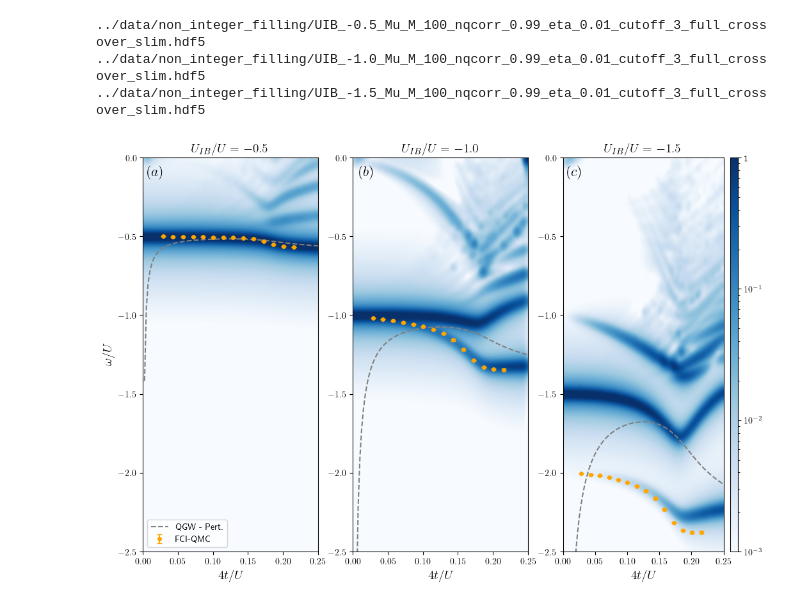
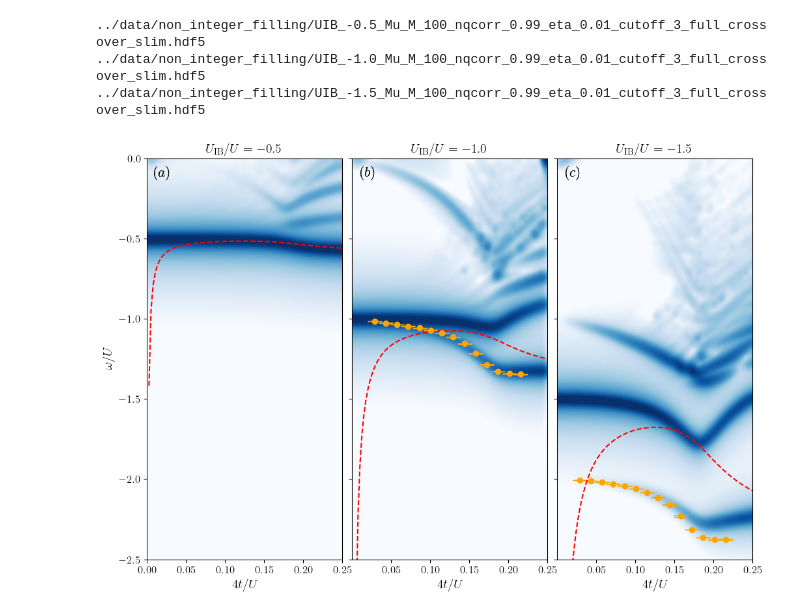
Before and after one commit to ragheedalhyder/BoseHubbard, a Jupyter notebook: src/Spectral_Density_vs_dJU_fixed_density_SCT_nonInteger.ipynb, the cells around one changed output. Drawn from its saved outputs; the diff is of its cells as text; code cells hidden in the pictures.

```diff
--- a/src/Spectral_Density_vs_dJU_fixed_density_SCT_nonInteger.ipynb
+++ b/src/Spectral_Density_vs_dJU_fixed_density_SCT_nonInteger.ipynb
@@ -877,13 +1071,14 @@ MC_to_QGW = 0.1292 / ( 4 * 0.045) # qgw / MC
 t_Matija_MC= np.array([0.01,0.015,0.02,0.025,0.03,0.035,0.04,0.045,0.05,0.055,0.06,0.065,0.07,0.075])
 #energies
 
-Ep_Matija_UIB_m0p5 = np.array([-0.5005101622,-0.5011031536,-0.5019059981,-0.5028779997,-0.5040446895,-0.5053021229,-0.5067590036,-0.5083781865,-0.5104402917,-0.5164005131,-0.5317570535,-0.5511854567,-0.562564214,-0.5680343593])
-Ep_Matija_UIB_m1p0 = np.array([-1.017345291,-1.026549991,-1.035636545,-1.046563127,-1.058126019,-1.072136958,-1.090599545,-1.1170411,-1.157332996,-1.217675254,-1.286872403,-1.329275248,-1.342824562,-1.346340987])
-Ep_Matija_UIB_m1p5 = np.array([-2.005046061,-2.010877559,-2.0188552,-2.029554248,-2.04333265,-2.060918635,-2.084478325,-2.116223715,-2.163363013,-2.233592827,-2.315400502,-2.363951663,-2.378549341,-2.378937433])
+Ep_Matija_UIB_m1p5= np.array([-2.005050723632254, -2.0108809901884954, -2.018810693940047, -2.0293605831181916, -2.0430224590623673, -2.0605610805068117, -2.083479216394353, -2.114512432060115, -2.1612325387061886, -2.2317659578487827, -2.3143705131489356, -2.3632241164105294, -2.376716298494292, -2.3764354596918027])
+Ep_Matija_UIB_m1p0 = np.array([-1.0173955050132268, -1.0266931223532272, -1.0362199353983943, -1.0468340235202305, -1.0582427595879502, -1.071882853495497, -1.0895574269571138, -1.1154379306946554, -1.1551084829553062, -1.2157211789833666, -1.2864960288410388, -1.329687074230432, -1.3420089247354257, -1.3452710733877855])
+Ep_Matija_UIB_m0p5 = np.array([-0.5005020413820926, -0.5011331466394003, -0.5019494240332274, -0.5029287346363713, -0.5041947930084755, -0.5056389933332792, -0.5071862164659413, -0.508799940903774, -0.5105590478072031, -0.5159499203782498, -0.5312679038700133, -0.5514518336329484, -0.5620778247634112, -0.567813407802312])
+
 #error bars
-Ep_Error_UIB_m1p5 = np.array([0.0002538392296,0.0003353137729,0.000288825283,0.0002573811918,0.0005067805106,0.0007948796509,0.001792606071,0.004244092211,0.007089050072,0.007603642652,0.002495617669,0.002660506845,0.006036178469,0.008733482878])
-Ep_Error_UIB_m1p0 = np.array([0.0006097454727,0.001070603418,0.001755243756,0.001818520564,0.002319438696,0.001956422859,0.0004183186896,0.002343735575,0.005684065265,0.005855149478,0.000393835455,0.0001088368206,0.003753130631,0.005289380022])
-Ep_Error_UIB_m0p5 = np.array([5.26E-06,4.17E-05,8.45E-05,0.0001569480054,0.0003008712359,0.0005406478398,0.0008602355436,0.001189879433,0.0007998321263,0.0004891497351,0.0009730377156,0.0002539785821,0.0006714935397,0.00131688987])
+Ep_Error_UIB_m1p5 = np.array([0.0002107519134027, 0.0002750449921383, 0.0002017096563695, 0.0002228630211733, 7.550187175579104e-05, 0.0002478337910579, 0.0006025158274252, 0.0016625698888594, 0.0033558343901018, 0.0046542553064711, 0.0012476101215255, 0.001542322644204, 0.0035766090629004, 0.0041249878526227])
+Ep_Error_UIB_m1p0 = np.array([0.0003822670703627, 0.0007274515072849, 0.0009548699926138, 0.0013080750052027, 0.0013539193449065, 0.0013139528489159, 0.0009810211198714, 0.0002663269305645, 0.0019103850313643, 0.0025786279253415, 0.0003491016427797, 0.0003465767805768, 0.0022127499806375, 0.0022618128224173])
+Ep_Error_UIB_m0p5 = np.array([8.006886685879963e-06, 1.150543571563626e-05, 1.6045712226473504e-05, 7.735832504027116e-05, 5.7621164729662104e-05, 0.0001197017765947, 0.0002342575988586, 0.0004024264445344, 0.0004512251574088, 0.0002421209285365, 0.0001347164112716, 0.0001815687987337, 0.0003273543778433, 0.0006233640471457])
 
 #conversion
 t_Matija_QGW = MC_to_QGW * t_Matija_MC
@@ -945,7 +1140,7 @@ def custom_formatter(x, pos):
 
 
 colorqmc = 'orange'
-markerqmc = 'o'
+markerqmc = '.'
 import matplotlib.pyplot as plt
 from matplotlib import colors
 from matplotlib.ticker import FuncFormatter
@@ -997,27 +1192,27 @@ ax3.set_ylim(en_vector[0], en_vector[-1])
 ax3.set_xlabel(r'$4t/U$', fontsize=14)
 # ax3.set_ylabel(r'$\omega/U$', fontsize=14)
 
-ax1.set_title(r'$U_{IB}/U = -0.5$', fontsize=14)
-ax2.set_title(r'$U_{IB}/U = -1.0$', fontsize=14)
-ax3.set_title(r'$U_{IB}/U = -1.5$', fontsize=14)
+ax1.set_title(r'$U_{\mathrm{IB}}/U = -0.5$', fontsize=14)
+ax2.set_title(r'$U_{\mathrm{IB}}/U = -1.0$', fontsize=14)
+ax3.set_title(r'$U_{\mathrm{IB}}/U = -1.5$', fontsize=14)
 
 im1.set_clim(1e-3, 1e0)
 im2.set_clim(1e-3, 1e0)
 im3.set_clim(1e-3, 1e0)
 
-# Create a divider for ax3 to place the colorbar
-divider3 = make_axes_locatable(ax3)
+# # Create a divider for ax3 to place the colorbar
+# divider3 = make_axes_locatable(ax3)
 
-# Append an axis for the colorbar to the right of ax3
-cax3 = divider3.append_axes("right", size="5%", pad=0.1)
+# # Append an axis for the colorbar to the right of ax3
+# cax3 = divider3.append_axes("right", size="5%", pad=0.1)
 
-# Create the colorbar
-cb3 = plt.colorbar(im3, cax=cax3, orientation="vertical")
+# # Create the colorbar
+# cb3 = plt.colorbar(im3, cax=cax3, orientation="vertical")
 
 
-# Apply the custom formatter to the colorbar
-cb3.ax.yaxis.set_major_formatter(FuncFormatter(custom_formatter))
-# cb3.set_label(label = "-2$\mathrm{Im\Sigma^{(0,0)}(0,\omega)}$",size=15,weight='bold')
+# # Apply the custom formatter to the colorbar
+# cb3.ax.yaxis.set_major_formatter(FuncFormatter(custom_formatter))
+# # cb3.set_label(label = "-2$\mathrm{Im\Sigma^{(0,0)}(0,\omega)}$",size=15,weight='bold')
 
 
 # # # plot the extrapolated MC data.
@@ -1025,58 +1220,83 @@ plot_x = dJUs_Matija_QGW
 plot_y = Ep_Matija_UIB_m0p5
 plot_y_errors = Ep_Error_UIB_m0p5
 #ax1.scatter(plot_x,plot_y)
-ax1.errorbar(plot_x, plot_y, yerr = plot_y_errors  , marker = markerqmc,markersize = 4,linestyle = 'none',capsize = 3, label='FCI-QMC', color=colorqmc)
+# ax1.errorbar(plot_x, plot_y, yerr = plot_y_errors  , marker = markerqmc,markersize = 4,linestyle = 'none',capsize = 3, label='FCIQMC', color=colorqmc)
 
 #plot perturbative result
 plot_x = dJUs
 plot_y = pert05
 # fig.suptitle(f"Results UIB/U = {UIB:0.2f}, Total Sites = {M}", fontsize = 20)
-ax1.plot(plot_x, plot_y, linestyle = '--', label='QGW - Pert.', color='gray', linewidth=1.5)
+ax1.plot(plot_x, plot_y, linestyle = '--', label='QGW - Pert.', color='red', linewidth=1.5)
 
 # # # plot the extrapolated MC data.
 plot_x = dJUs_Matija_QGW
 plot_y = Ep_Matija_UIB_m1p0
 plot_y_errors = Ep_Error_UIB_m1p0
 #ax1.scatter(plot_x,plot_y)
-ax2.errorbar(plot_x, plot_y, yerr = plot_y_errors  , marker = markerqmc,markersize = 4,linestyle = 'none',capsize = 3, label='FCI-QMC', color=colorqmc)
+ax2.errorbar(plot_x, plot_y, yerr = plot_y_errors  , marker = markerqmc,markersize = 12,linestyle = 'none',capsize = 8, label='FCIQMC', color=colorqmc)
 
 #plot perturbative result
 plot_x = dJUs
 plot_y = pert10
 # fig.suptitle(f"Results UIB/U = {UIB:0.2f}, Total Sites = {M}", fontsize = 20)
-ax2.plot(plot_x, plot_y, linestyle = '--', label='QGW - Pert.', color='gray', linewidth=1.5)
+ax2.plot(plot_x, plot_y, linestyle = '--', label='QGW - Pert.', color='red', linewidth=1.5)
 
 # # # plot the extrapolated MC data.
 plot_x = dJUs_Matija_QGW
 plot_y = Ep_Matija_UIB_m1p5
 plot_y_errors = Ep_Error_UIB_m1p5
 #ax1.scatter(plot_x,plot_y)
-ax3.errorbar(plot_x, plot_y, yerr = plot_y_errors  , marker = markerqmc,markersize = 4,linestyle = 'none',capsize = 3, label='FCI-QMC', color=colorqmc)
+ax3.errorbar(plot_x, plot_y, yerr = plot_y_errors  , marker = markerqmc,markersize = 12,linestyle = 'none',capsize = 8, label='FCIQMC', color=colorqmc)
 
 #plot perturbative result
 plot_x = dJUs
 plot_y = pert15
 # fig.suptitle(f"Results UIB/U = {UIB:0.2f}, Total Sites = {M}", fontsize = 20)
-ax3.plot(plot_x, plot_y, linestyle = '--', label='QGW - Pert.', color='gray', linewidth=1.5)
-ax1.legend(loc='lower left')
+ax3.plot(plot_x, plot_y, linestyle = '--', label='QGW - Pert.', color='red', linewidth=1.5)
+
 # set legend location
 # ax1.legend(loc='upper right')
 
 # Add labels (a), (b), and (c) to the panels
 ax1.text(0.13, 0.98, r'$(a)$', transform=ax1.transAxes, fontsize=16, fontweight='bold', va='top', ha='right')
 ax2.text(0.13, 0.98, r'$(b)$', transform=ax2.transAxes, fontsize=16, fontweight='bold', va='top', ha='right')
 ax3.text(0.13, 0.98, r'$(c)$', transform=ax3.transAxes, fontsize=16, fontweight='bold', va='top', ha='right')
+ax2.set_yticklabels([])
+ax3.set_yticklabels([])
+plt.subplots_adjust(wspace=0.05)
+
+xticks = ax2.get_xticks()
+xticklabels = ax2.get_xticklabels()
+ax2.set_xticks(xticks[1:])
+ax2.set_xticklabels(xticklabels[1:])
+
+xticks = ax3.get_xticks()
+xticklabels = ax3.get_xticklabels()
+ax3.set_xticks(xticks[1:])
+ax3.set_xticklabels(xticklabels[1:])
 
 # Set y-axis limits for all three plots
 ylim_lower = -2.5
 ylim_upper = 0
 ax1.set_ylim(ylim_lower, ylim_upper)
 ax2.set_ylim(ylim_lower, ylim_upper)
 ax3.set_ylim(ylim_lower, ylim_upper)
 
+ax1.tick_params(axis='x', which='major', labelsize=12)
+ax1.tick_params(axis='y', which='major', labelsize=12)
+# increase tick marler size
+ax2.tick_params(axis='x', which='major', labelsize=12)
+
+ax3.tick_params(axis='x', which='major', labelsize=12)
+
+# Add labels (a), (b), and (c) to the panels
+ax1.text(0.13, 0.98, r'$(a)$', transform=ax1.transAxes, fontsize=16, fontweight='bold', va='top', ha='right')
+ax2.text(0.13, 0.98, r'$(b)$', transform=ax2.transAxes, fontsize=16, fontweight='bold', va='top', ha='right')
+ax3.text(0.13, 0.98, r'$(c)$', transform=ax3.transAxes, fontsize=16, fontweight='bold', va='top', ha='right')
+
 plt.show()
 # %% [output]
-[figure, old version]
+[figure, new version]
 # %%
 # save the figure
 filename = f'../figs/self_consistent_t/all_panels_neg_UIB_Mu_M_{M}_nqcorr_{desired_n0}_eta_{eta}_cutoff_{cutoff}_full_crossover_slim.pdf'
```
Also changed, not shown: parts of 15 cells of this notebook, 23 other files.
